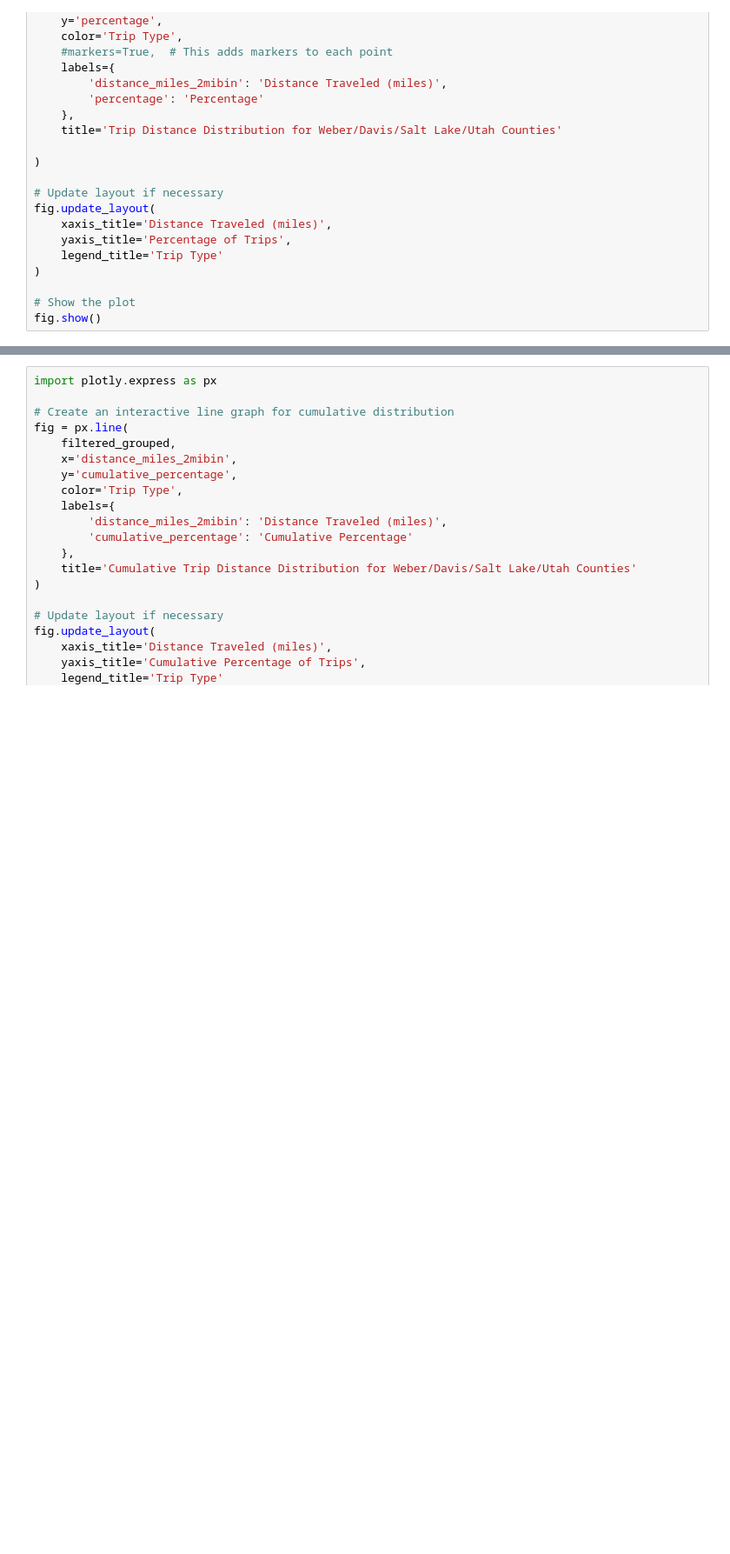
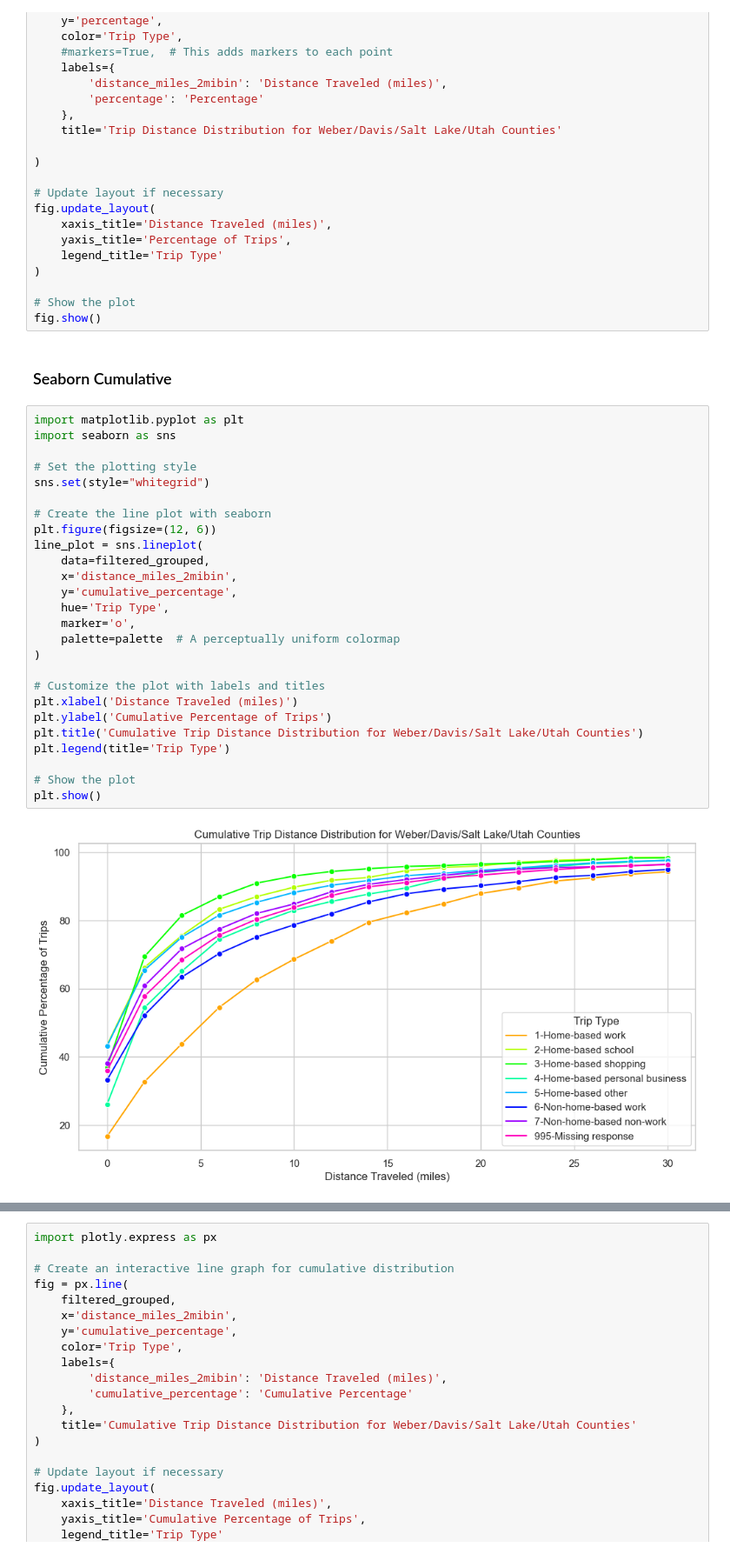
Before and after one commit to WFRCAnalytics/Resources, a Jupyter notebook: BigQuery/HTS/trip_distance_distribution.ipynb, the cells around one changed output, grey strips where cells are left out. Shown at 87% size. Saved outputs shown, nothing was run; the diff lists cells and outputs as text; blank space fills up the shorter version.

```diff
--- a/BigQuery/HTS/trip_distance_distribution.ipynb
+++ b/BigQuery/HTS/trip_distance_distribution.ipynb
@@ -183,4 +234,34 @@ fig.update_layout(
 
 # Show the plot
 fig.show()
+# %% [markdown]
+### Seaborn Cumulative
+# %%
+import matplotlib.pyplot as plt
+import seaborn as sns
+
+# Set the plotting style
+sns.set(style="whitegrid")
+
+# Create the line plot with seaborn
+plt.figure(figsize=(12, 6))
+line_plot = sns.lineplot(
+    data=filtered_grouped,
+    x='distance_miles_2mibin',
+    y='cumulative_percentage',
+    hue='Trip Type',
+    marker='o',
+    palette=palette  # A perceptually uniform colormap
+)
+
+# Customize the plot with labels and titles
+plt.xlabel('Distance Traveled (miles)')
+plt.ylabel('Cumulative Percentage of Trips')
+plt.title('Cumulative Trip Distance Distribution for Weber/Davis/Salt Lake/Utah Counties')
+plt.legend(title='Trip Type')
+
+# Show the plot
+plt.show()
+# %% [output]
+[figure, added]
 # %% [markdown]
```
Also changed, not shown: parts of 35 cells of this notebook, 1 other file.
